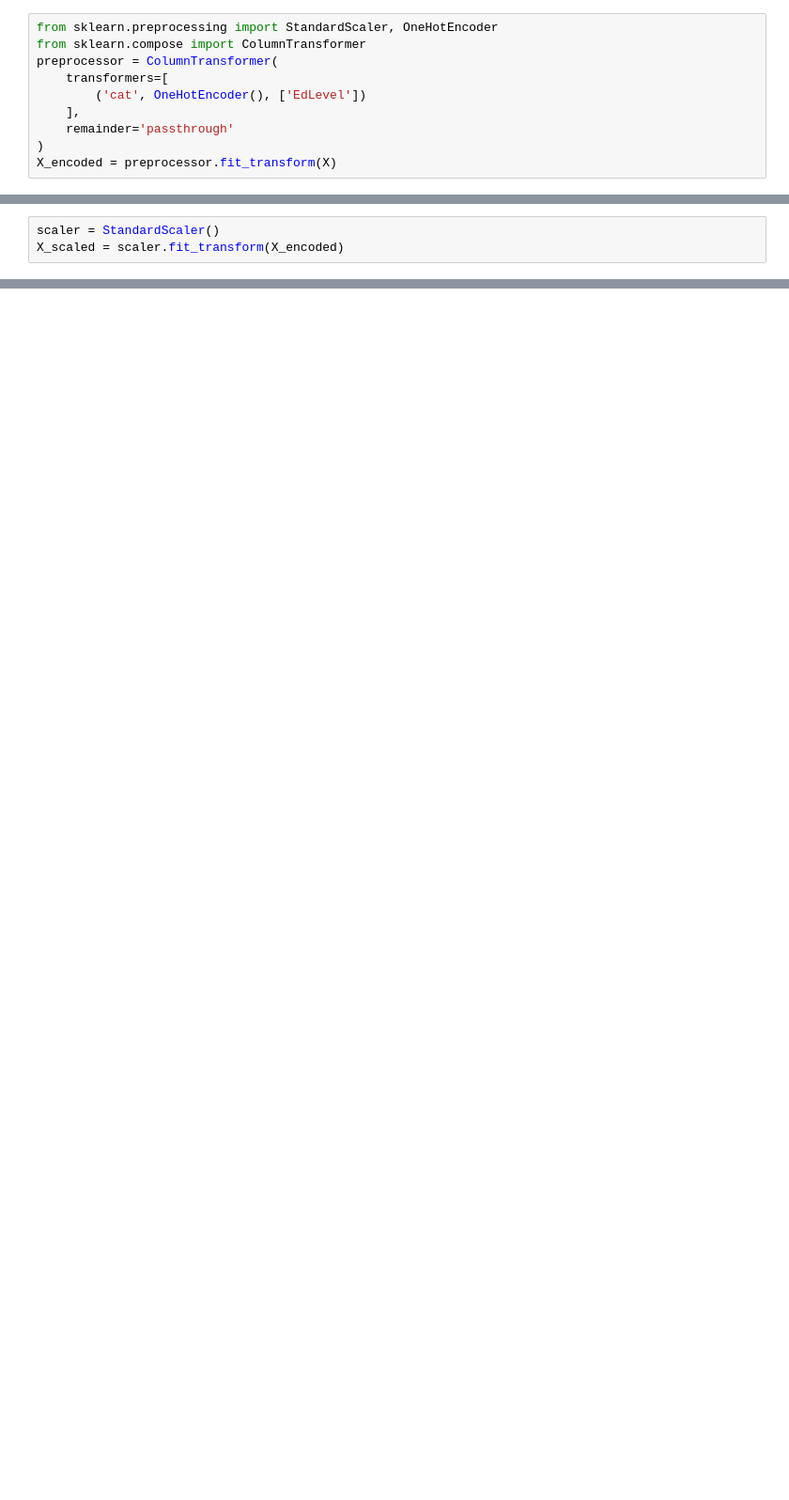
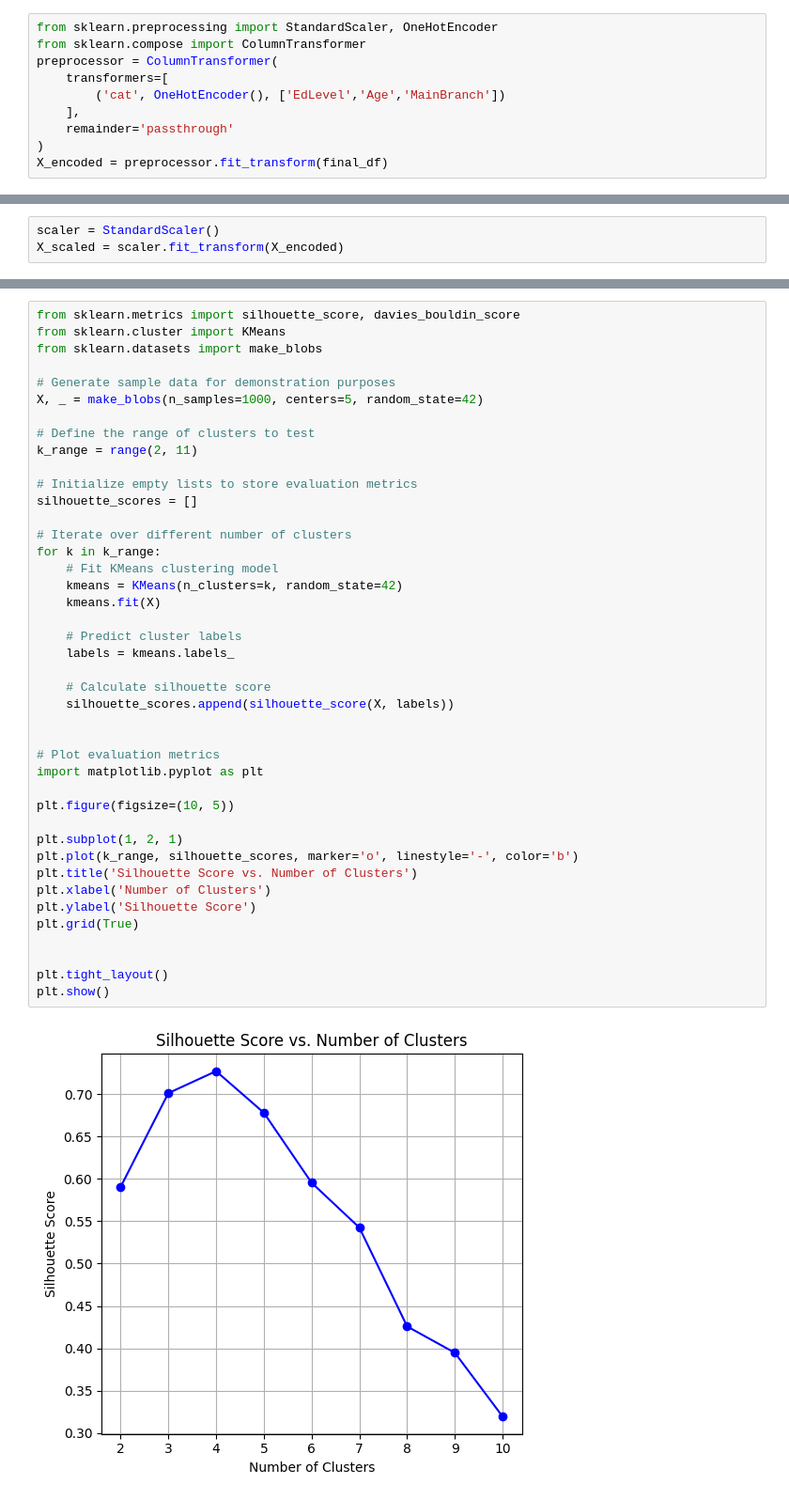
Before and after one commit to dhruvRj18/employment_enalysis, a Jupyter notebook: model_training.ipynb, the cells around one changed output, grey strips where cells are left out. Shown at 94% size. Drawn from its saved outputs; the diff is of its cells as text; blank space fills up the shorter version.

```diff
--- a/model_training.ipynb
+++ b/model_training.ipynb
@@ -216,8 +264,8 @@ from sklearn.preprocessing import StandardScaler, OneHotEncoder
 from sklearn.compose import ColumnTransformer
 preprocessor = ColumnTransformer(
     transformers=[
-        ('cat', OneHotEncoder(), ['EdLevel'])
+        ('cat', OneHotEncoder(), ['EdLevel','Age','MainBranch'])
     ],
     remainder='passthrough'
 )
-X_encoded = preprocessor.fit_transform(X)
+X_encoded = preprocessor.fit_transform(final_df)
@@ -268 +305,45 @@ KMeans does not accept missing values encoded as NaN natively. For supervised le
+# %%
+from sklearn.metrics import silhouette_score, davies_bouldin_score
+from sklearn.cluster import KMeans
+from sklearn.datasets import make_blobs
+
+# Generate sample data for demonstration purposes
+X, _ = make_blobs(n_samples=1000, centers=5, random_state=42)
+
+# Define the range of clusters to test
+k_range = range(2, 11)
+
+# Initialize empty lists to store evaluation metrics
+silhouette_scores = []
+
+# Iterate over different number of clusters
+for k in k_range:
+    # Fit KMeans clustering model
+    kmeans = KMeans(n_clusters=k, random_state=42)
+    kmeans.fit(X)
+
+    # Predict cluster labels
+    labels = kmeans.labels_
+
+    # Calculate silhouette score
+    silhouette_scores.append(silhouette_score(X, labels))
+
+
+# Plot evaluation metrics
+import matplotlib.pyplot as plt
+
+plt.figure(figsize=(10, 5))
+
+plt.subplot(1, 2, 1)
+plt.plot(k_range, silhouette_scores, marker='o', linestyle='-', color='b')
+plt.title('Silhouette Score vs. Number of Clusters')
+plt.xlabel('Number of Clusters')
+plt.ylabel('Silhouette Score')
+plt.grid(True)
+
+
+plt.tight_layout()
+plt.show()
+# %% [output]
+[figure, added]
 # %%
```
Also changed, not shown: parts of 30 cells of this notebook.
